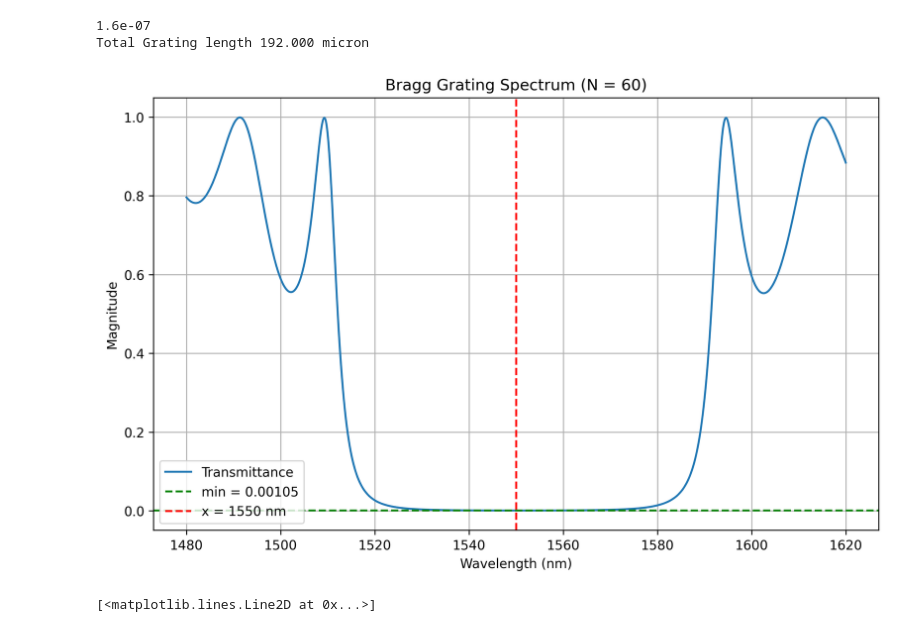
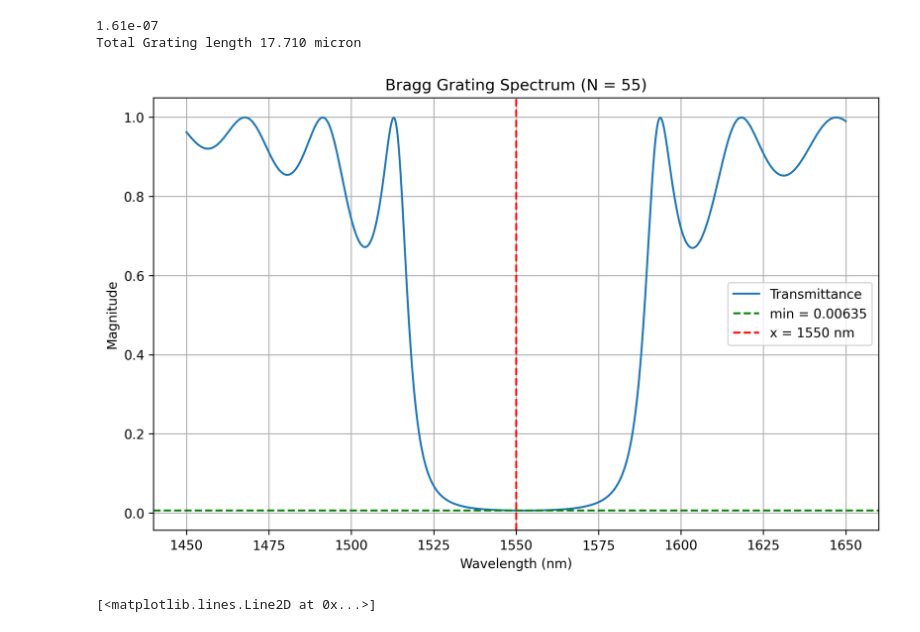
Before and after one commit to luowillson/Bragg-Grating-Simulation, a Jupyter notebook: simulation.ipynb, the cells around one changed output. Saved outputs shown, nothing was run; the diff lists cells and outputs as text; code cells hidden in the pictures.

```diff
--- a/simulation.ipynb
+++ b/simulation.ipynb
@@ -2,6 +2,7 @@
 #import libraries
 import numpy as np
 import matplotlib.pyplot as plt
+import pandas as pd
 
 #Declare constants
 center_wave=1550e-9
@@ -17,22 +18,23 @@ n_eff2 = 2.47
 #width in um
 width0 = 0.45
 width1 = 0.45
-width2 = 0.55
+width2 = 0.53
 
 #number of gratings
-N = 60
+N = 55
 #length of each grating segment
-l = 160e-9 #use this line to manually set length otherwise length will be calculated
+l = 161e-9 #use this line to manually set length otherwise length will be calculated
 # l = center_wave / 2 / ((n_eff1 + n_eff2) / 2) / 2
 print(l)
 #total length of grating is N * l
-print(f"Total Grating length {2 * N * l * 10e6:.3f} micron")
+print(f"Total Grating length {2 * N * l * 1e6:.3f} micron")
 
 #set to 0 for no apodization
 apodization = 0.04
+apodization_width = 0
 # %% [output]
-1.6e-07
-Total Grating length 192.000 micron
+1.61e-07
+Total Grating length 17.710 micron
 # %%
 def apodize(N, N_i, delta_n):
     #choose which apodization profile to use
@@ -50,6 +52,9 @@ def apodize(N, N_i, delta_n):
     #     return delta_n * np.tanh(8 * N_i/N)
     # else:
     #     return delta_n * np.tanh(8*(N - N_i)/N)
+# %%
+def apodize_width(N, N_i, delta_w):
+    return delta_w * (1 + 1.19 * np.cos(N_i/ N * 2 * np.pi - np.pi) + 0.19 * np.cos(2*(N_i/ N * 2 * np.pi - np.pi))) / 2.38
 # %%
 def n_eff_lambda(wl):
     wl = wl * 1e3
@@ -170,11 +175,39 @@ def calculate_reflection_transmission_width(wavelength, width0, width1, width2,
     P1_phase_shift = np.array([[np.exp(beta1 * length_between * 1j), 0],
                                 [0, np.exp(beta1 * length_between * -1j)]])
 
+    #for width profile array
 
     M = T01
     for i in range(N):
+        if apodization_width != 0:
+            delta_w = apodize_width(N = N, N_i= i, delta_w=apodization_width)
+            width1new = round((width1 - delta_w) * 1000 / 10) * 1e-3 * 10
+            width2new = round((width2 + delta_w) * 1000 / 10) * 1e-3 * 10
+            n_eff1 = n_eff_lambda(wavelength) + delta_n_eff_width(width1new)
+            n_eff2 = n_eff_lambda(wavelength) + delta_n_eff_width(width2new)
+            r_12 = (n_eff1 - n_eff2)/(n_eff1+n_eff2)
+            r_21 = (n_eff2 - n_eff1)/(n_eff1+n_eff2)
+            t_12 = (2 * n_eff1)/(n_eff1+n_eff2)
+            t_21 = (2 * n_eff2)/(n_eff1+n_eff2)
+
+            T12 = np.array([[1/t_12, r_12/t_12],
+                    [r_12/t_12, 1/t_12]])
+            T21 = np.array([[1/t_21, r_21/t_21],
+                    [r_21/t_21, 1/t_21]])
+
+            beta1 = (2 * np.pi * n_eff1)/wavelength - (alpha/2)*1j
+            beta2 = (2 * np.pi * n_eff2)/wavelength - (alpha/2)*1j
+
+            #populate propagation matrices
+            P1 = np.array([[np.exp(beta1 * l * 1j), 0],
+                           [0, np.exp(beta1 * l * -1j)]
+                           ])
+            P2 = np.array([[np.exp(beta2 * l * 1j), 0],
+                           [0, np.exp(beta2 * l * -1j)]
+                           ])
+
         if i == N - 1:
-            M = M @ P1 @ T12 @ P2 @ T20
+            M = M @ P1 @ T12 @ P2 @ T21
         # elif i == int((N / 2)):
         #     M = M @ P1_phase_shift
         else:
@@ -188,7 +221,7 @@ def calculate_reflection_transmission_width(wavelength, width0, width1, width2,
 """Run this cell to graph spectrum"""
 
 # Define the wavelength spectrum
-wavelengths = np.linspace(1480e-9,1620e-9,10000)
+wavelengths = np.linspace(1450e-9,1650e-9,10000)
 
 # Calculate Reflectance and Transmittance over the spectrum
 R_list = []
@@ -217,34 +250,34 @@ plt.title(f'Bragg Grating Spectrum (N = {N})')
 #     return delta_n * (np.sin(N_i/N * np.pi)) ** 2
 #
 # R_list = []
 # T_list = []
 #
 # for wl in wavelengths:
 #     R, T = calculate_reflection_transmission(wl, n_eff0, n_eff1, n_eff2, N, l, propagationLoss)
 #     R_list.append(R)
 #     T_list.append(T)
 #
 # # plt.plot(wavelengths * 1e9, R_list, label='Reflectance')
 # plt.plot(wavelengths * 1e9, T_list, label='Sin')
 #
 # n_eff0 = 2.35
 # n_eff1 = 2.35
 # n_eff2 = 2.5
 # R_list = []
 # T_list = []
 # apodization = 0
 # for wl in wavelengths:
 #     R, T = calculate_reflection_transmission(wl, n_eff0, n_eff1, n_eff2, N, l, propagationLoss)
 #     R_list.append(R)
 #     T_list.append(T)
 #
 # plt.plot(wavelengths * 1e9, T_list, label='Unapodized Transmittance')
 
 plt.legend()
 plt.grid(True)
 plt.show()
 # %% [output]
-[figure, old version]
+[figure, new version]
 # %%
 """This cell is used to graph the index profile from apodization"""
 
```
Also changed, not shown: parts of 2 cells of this notebook.
